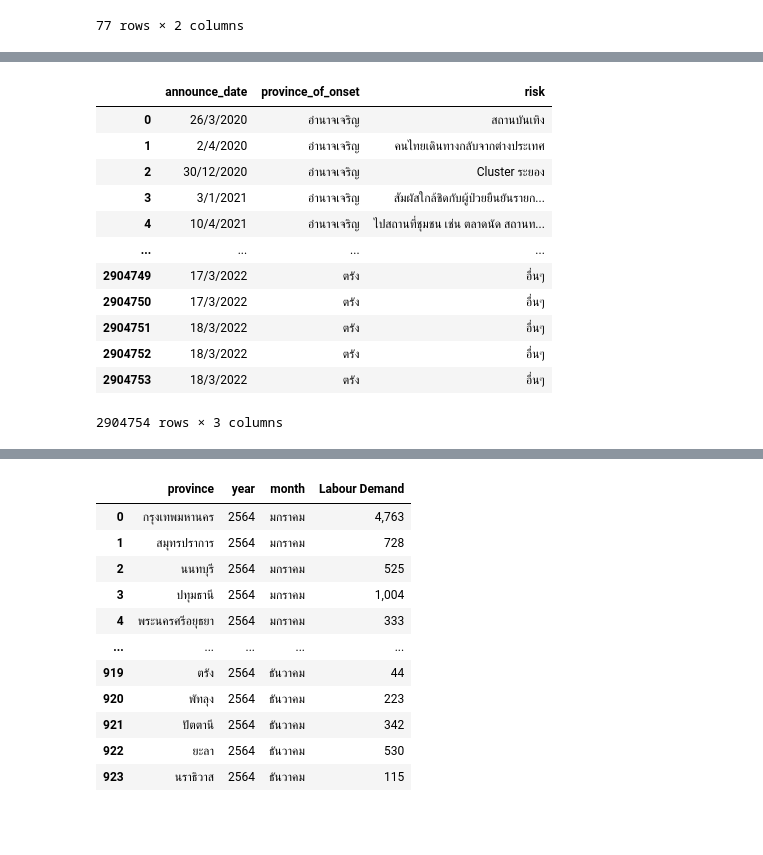
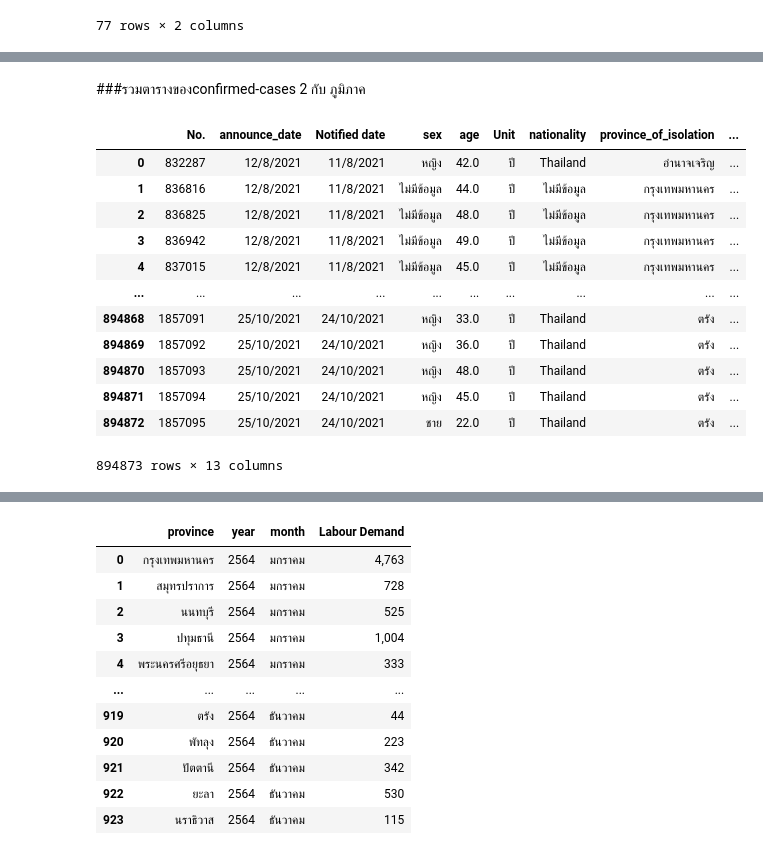
Before and after one commit to pondbaahh/data_viz_2022, a Jupyter notebook: Final_Project.ipynb, the cells around one changed output, grey strips where cells are left out. Saved outputs shown, nothing was run; the diff lists cells and outputs as text; code cells hidden in the pictures; blank space fills up the shorter version.

```diff
--- a/Final_Project.ipynb
+++ b/Final_Project.ipynb
@@ -573,17 +514,19 @@ case_pro
-# %%
-smaller_table = case_pro[['announce_date','province_of_onset','risk']]  #เลือกมาเฉพาะชื่อคอลัมน์ที่ต้องการ  เป็น list ลำดับมีความสำคัญ
-smaller_table
-# %% [output]
-|  | announce_date | province_of_onset | risk |
-| 0 | 26/3/2020 | อำนาจเจริญ | สถานบันเทิง |
-| 1 | 2/4/2020 | อำนาจเจริญ | คนไทยเดินทางกลับจากต่างประเทศ |
-| 2 | 30/12/2020 | อำนาจเจริญ | Cluster ระยอง |
-| 3 | 3/1/2021 | อำนาจเจริญ | สัมผัสใกล้ชิดกับผู้ป่วยยืนยันรายก... |
-| 4 | 10/4/2021 | อำนาจเจริญ | ไปสถานที่ชุมชน เช่น ตลาดนัด สถานท... |
-| ... | ... | ... | ... |
-| 2904749 | 17/3/2022 | ตรัง | อื่นๆ |
-| 2904750 | 17/3/2022 | ตรัง | อื่นๆ |
-| 2904751 | 18/3/2022 | ตรัง | อื่นๆ |
-| 2904752 | 18/3/2022 | ตรัง | อื่นๆ |
-| 2904753 | 18/3/2022 | ตรัง | อื่นๆ |
-2904754 rows × 3 columns
+# %% [markdown]
+###รวมตารางของconfirmed-cases 2 กับ ภูมิภาค
+# %%
+case_pro2 =  data_covid_mean2.merge(data6,how='right',left_on='province_of_onset',right_on = 'จังหวัด')
+case_pro2
+# %% [output]
+|  | No. | announce_date | Notified date | sex | age | Unit | nationality | province_of_isolation | ... |
+| 0 | 832287 | 12/8/2021 | 11/8/2021 | หญิง | 42.0 | ปี | Thailand | อำนาจเจริญ | ... |
+| 1 | 836816 | 12/8/2021 | 11/8/2021 | ไม่มีข้อมูล | 44.0 | ปี | ไม่มีข้อมูล | กรุงเทพมหานคร | ... |
+| 2 | 836825 | 12/8/2021 | 11/8/2021 | ไม่มีข้อมูล | 48.0 | ปี | ไม่มีข้อมูล | กรุงเทพมหานคร | ... |
+| 3 | 836942 | 12/8/2021 | 11/8/2021 | ไม่มีข้อมูล | 49.0 | ปี | ไม่มีข้อมูล | กรุงเทพมหานคร | ... |
+| 4 | 837015 | 12/8/2021 | 11/8/2021 | ไม่มีข้อมูล | 45.0 | ปี | ไม่มีข้อมูล | กรุงเทพมหานคร | ... |
+| ... | ... | ... | ... | ... | ... | ... | ... | ... | ... |
+| 894868 | 1857091 | 25/10/2021 | 24/10/2021 | หญิง | 33.0 | ปี | Thailand | ตรัง | ... |
+| 894869 | 1857092 | 25/10/2021 | 24/10/2021 | หญิง | 36.0 | ปี | Thailand | ตรัง | ... |
+| 894870 | 1857093 | 25/10/2021 | 24/10/2021 | หญิง | 48.0 | ปี | Thailand | ตรัง | ... |
+| 894871 | 1857094 | 25/10/2021 | 24/10/2021 | หญิง | 45.0 | ปี | Thailand | ตรัง | ... |
+| 894872 | 1857095 | 25/10/2021 | 24/10/2021 | ชาย | 22.0 | ปี | Thailand | ตรัง | ... |
+894873 rows × 13 columns
```
Also changed, not shown: parts of 28 cells of this notebook.
